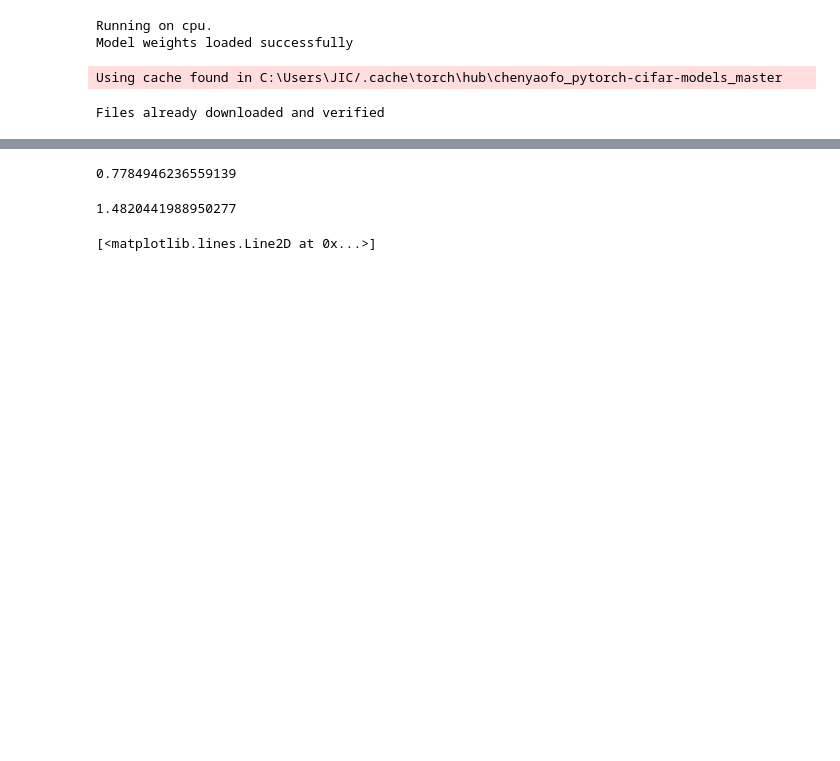
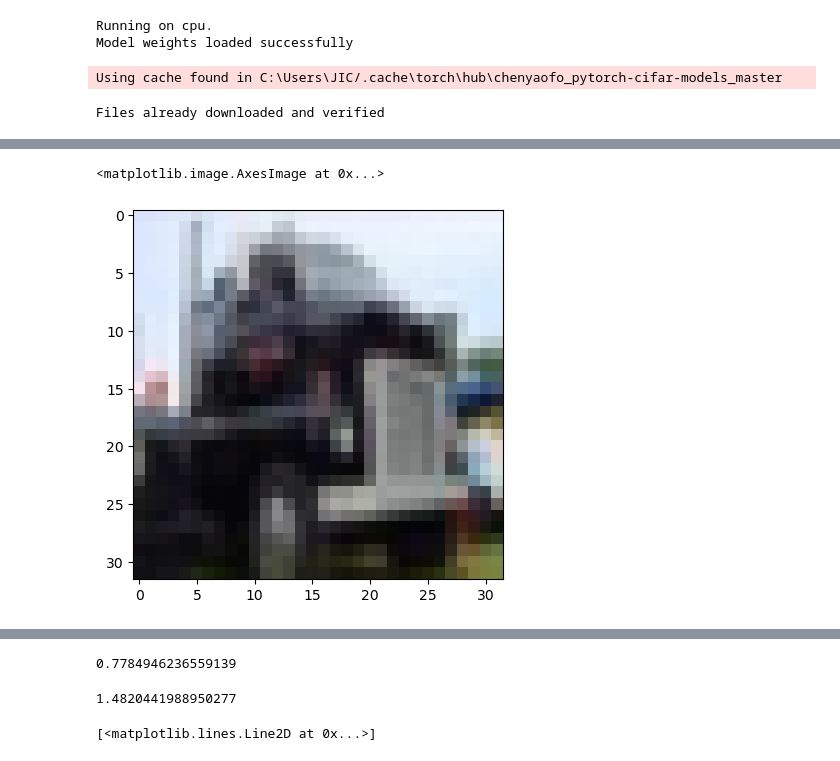
Before and after one commit to TannerAGraves/FW-variants-for-WB-Adversarial-Attacks, a Jupyter notebook: test attacks.ipynb, the cells around one changed output, grey strips where cells are left out. Saved outputs shown, nothing was run; the diff lists cells and outputs as text; code cells hidden in the pictures; blank space fills up the shorter version.

```diff
--- a/test attacks.ipynb
+++ b/test attacks.ipynb
@@ -213,3 +221,8 @@ plt.show()
+# %%
+plt.imshow(((perturbed_image_alpha).squeeze(0).permute(1, 2, 0).numpy()).clip(0,1))
+# %% [output]
+<matplotlib.image.AxesImage at 0x...>
+[figure, added]
 # %%
 accuracies = []
 examples = []
```
Also changed, not shown: parts of 15 cells of this notebook, 2 other files.
